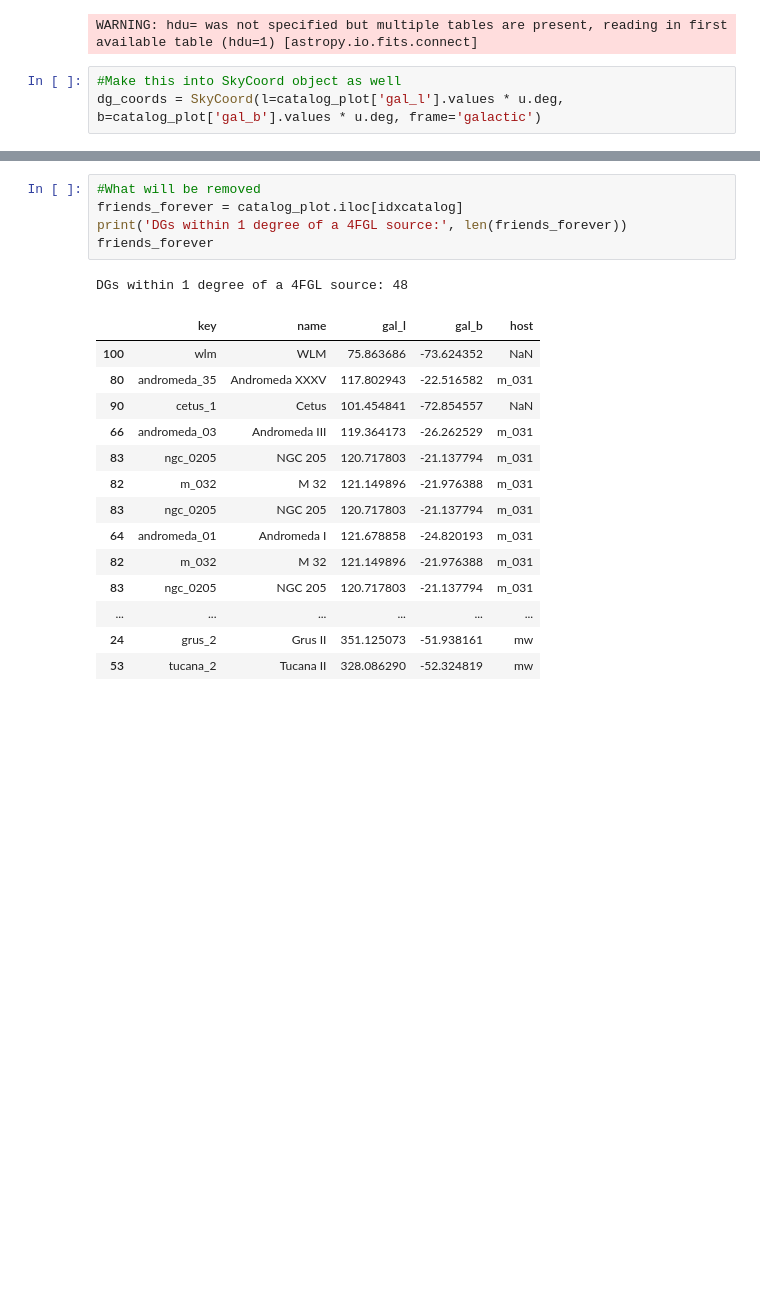
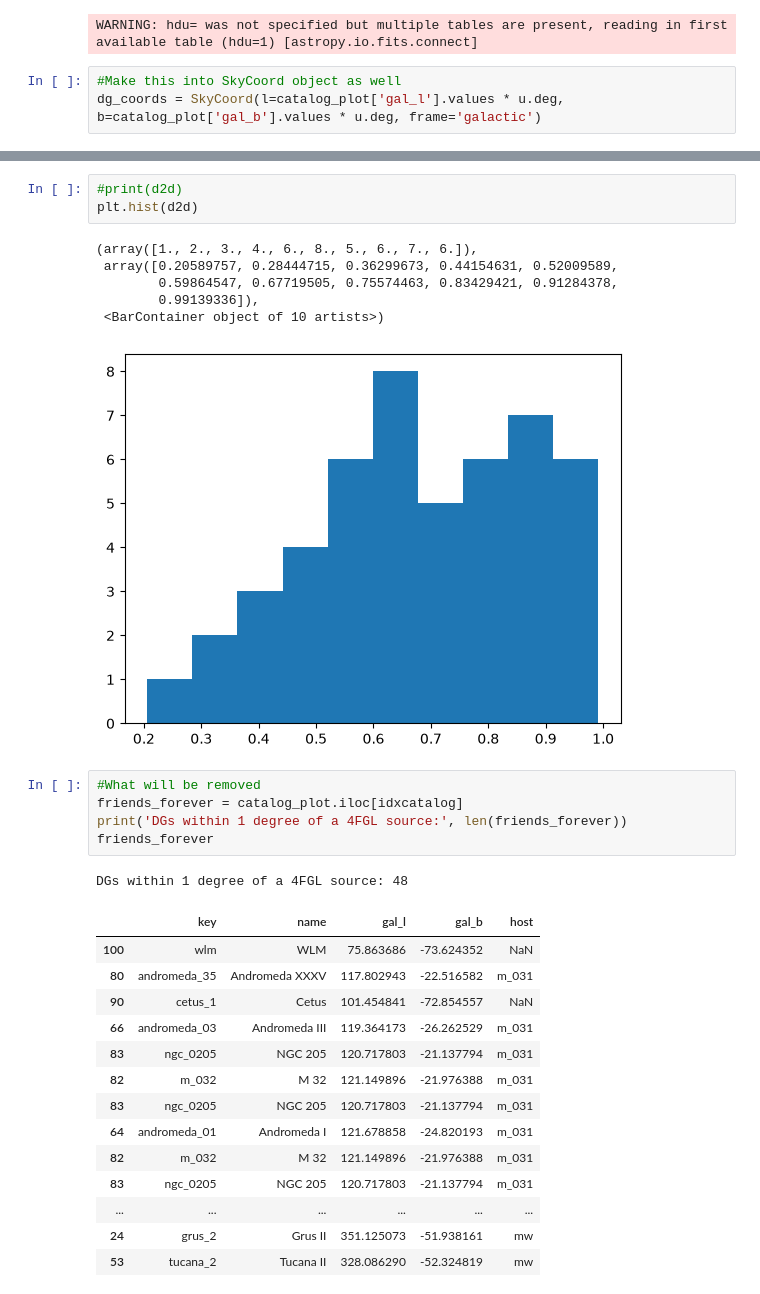
Before and after one commit to Esingh1120/Dwarf_Galaxy_Analysis, a Jupyter notebook: dg_catalog_v2.ipynb, the cells around one changed output, grey strips where cells are left out. Drawn from its saved outputs; the diff is of its cells as text; blank space fills up the shorter version.

```diff
--- a/dg_catalog_v2.ipynb
+++ b/dg_catalog_v2.ipynb
@@ -258,3 +324,13 @@ print(idxc, idxcatalog)
+# %%
+#print(d2d)
+plt.hist(d2d)
+# %% [output]
+(array([1., 2., 3., 4., 6., 8., 5., 6., 7., 6.]),
+ array([0.20589757, 0.28444715, 0.36299673, 0.44154631, 0.52009589,
+        0.59864547, 0.67719505, 0.75574463, 0.83429421, 0.91284378,
+        0.99139336]),
+ <BarContainer object of 10 artists>)
+[figure, added]
 # %%
 #What will be removed
 friends_forever = catalog_plot.iloc[idxcatalog]
```
Also changed, not shown: parts of 21 cells of this notebook, 6 other files.
